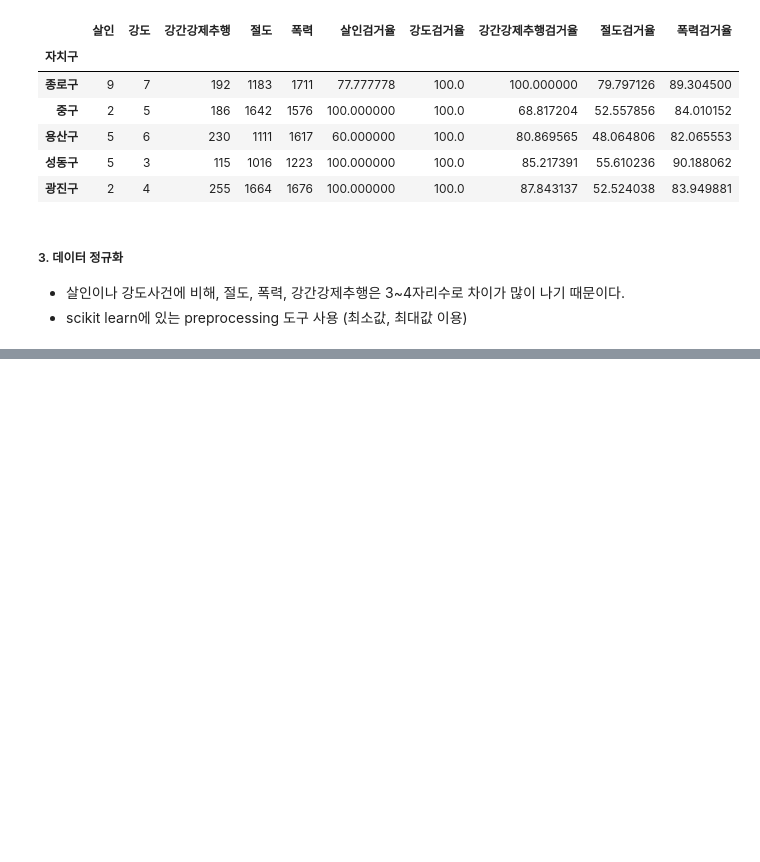
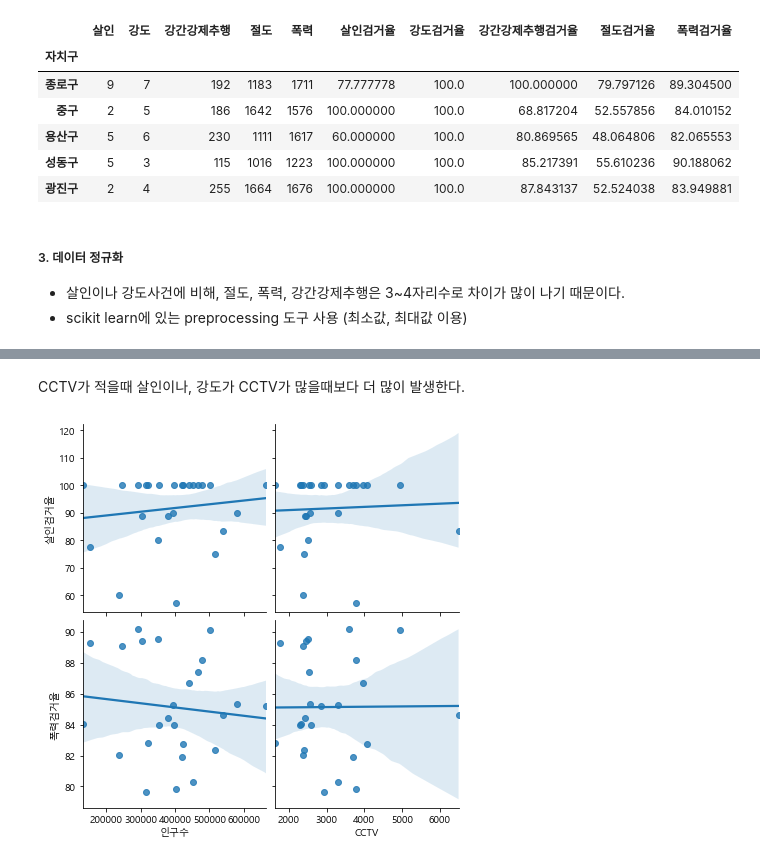
Before and after one commit to suyeondev/TIL, a Jupyter notebook: Python/데이터분석_실습/[실습02-서울시_범죄_현황분석].ipynb, the cells around one changed output, grey strips where cells are left out. Drawn from its saved outputs; the diff is of its cells as text; code cells hidden in the pictures; blank space fills up the shorter version.

```diff
--- a/Python/데이터분석_실습/[실습02-서울시_범죄_현황분석].ipynb
+++ b/Python/데이터분석_실습/[실습02-서울시_범죄_현황분석].ipynb
@@ -265,0 +285,9 @@ crime_anal_norm
+# %% [markdown]
+CCTV가 적을때 살인이나, 강도가 CCTV가 많을때보다 더 많이 발생한다.
+# %%
+sns.pairplot(crime_anal_norm,
+            x_vars = ['인구수','CCTV'],
+            y_vars = ['살인검거율','폭력검거율'], kind ='reg', height = 3)
+plt.show()
+# %% [output]
+[figure, added]
```
Also changed, not shown: parts of 11 cells of this notebook.
